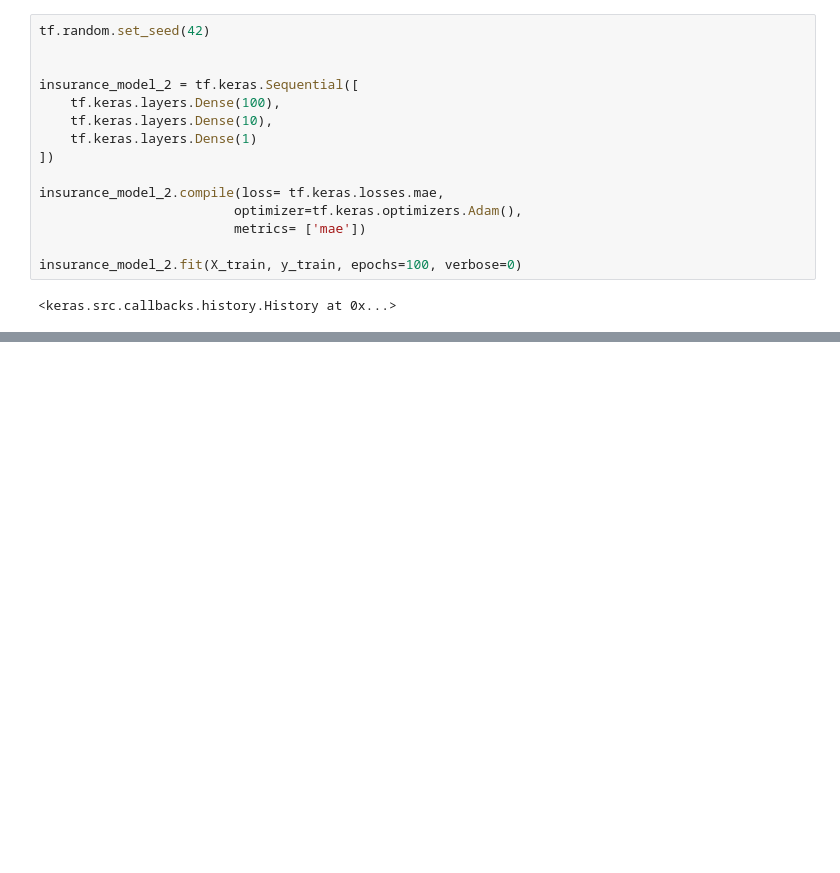
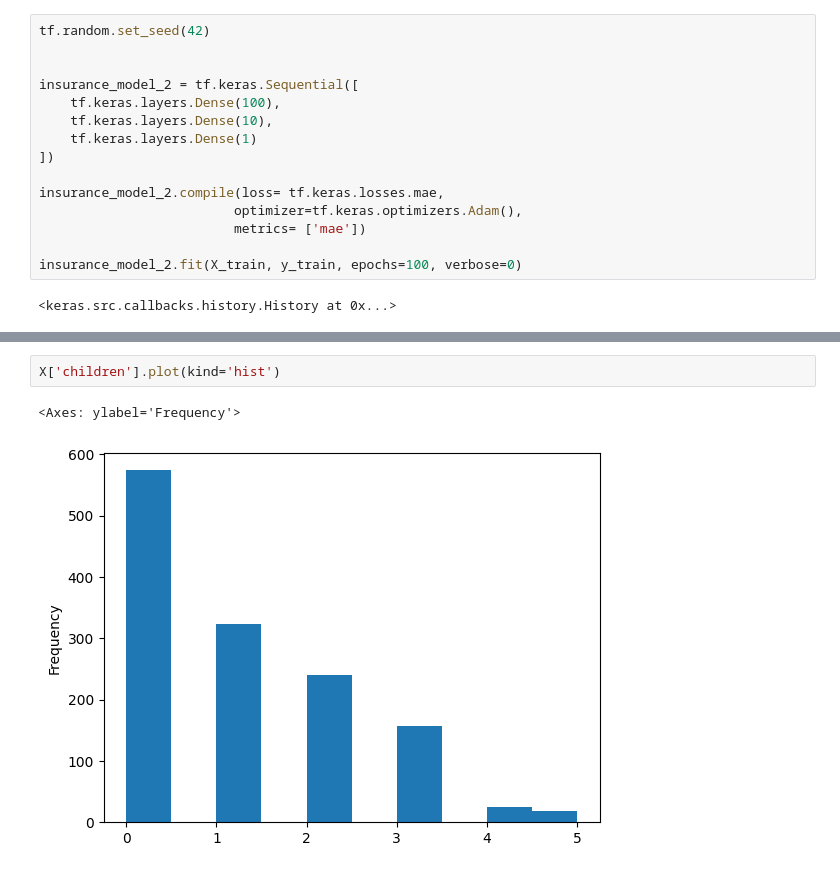
Before and after one commit to lugastyan/ML-portofolio, a Jupyter notebook: health-insurance-billing-predict-with-tensorflow.ipynb, the cells around one changed output, grey strips where cells are left out. Saved outputs shown, nothing was run; the diff lists cells and outputs as text; blank space fills up the shorter version.

```diff
--- a/health-insurance-billing-predict-with-tensorflow.ipynb
+++ b/health-insurance-billing-predict-with-tensorflow.ipynb
@@ -168,0 +197,5 @@ Text(0.5, 0, 'epochs')
+# %%
+X['children'].plot(kind='hist')
+# %% [output]
+<Axes: ylabel='Frequency'>
+[figure, added]
```
Also changed, not shown: parts of 20 cells of this notebook.
